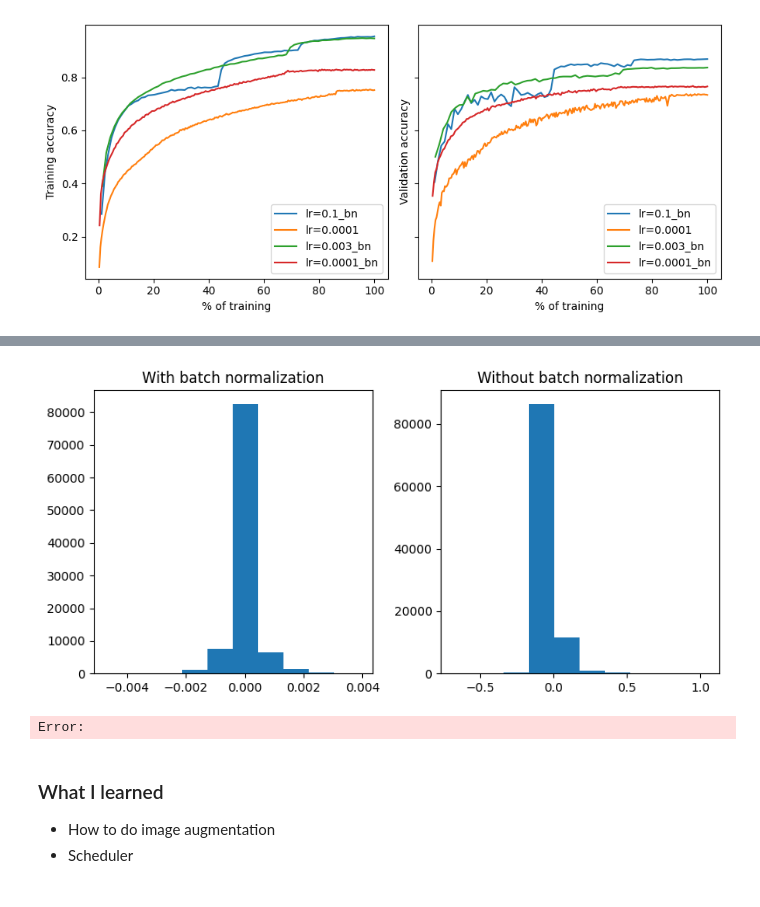
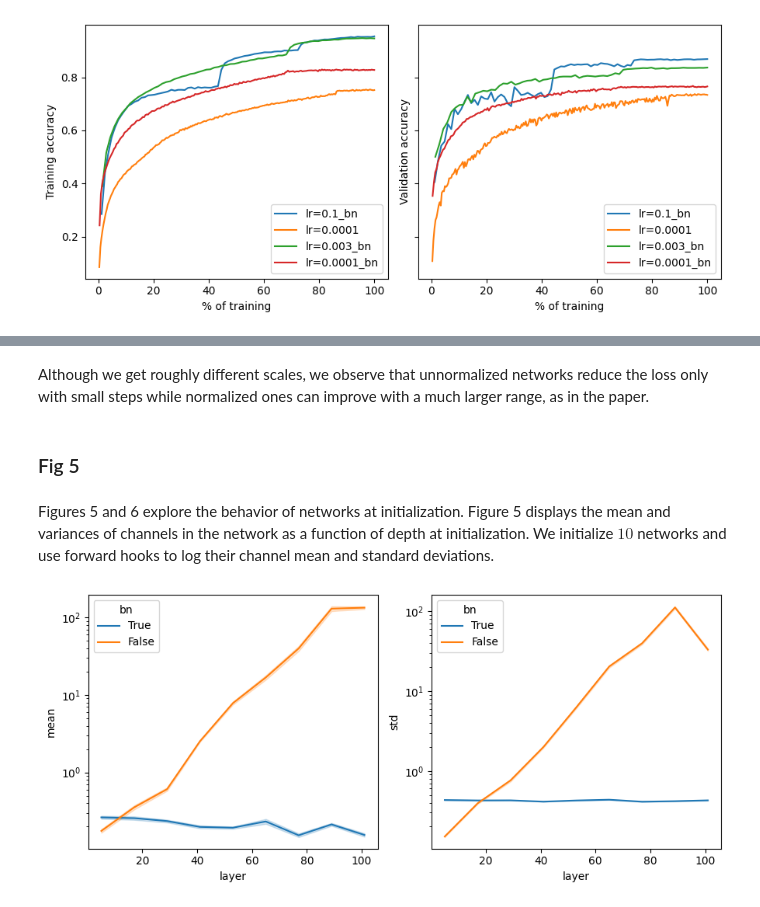
Before and after one commit to emiliocantuc/dl-playground, a Jupyter notebook: understanding-bn/main.ipynb, the cells around one changed output, grey strips where cells are left out. Cells and saved outputs as stored; diff of their text form; code cells hidden in the pictures.

```diff
--- a/understanding-bn/main.ipynb
+++ b/understanding-bn/main.ipynb
@@ -350,0 +552,6 @@ NameError: name 'models' is not defined
+# %% [markdown]
+Although we get roughly different scales, we observe that unnormalized networks reduce the loss only with small steps while normalized ones can improve with a much larger range, as in the paper.
+# %% [markdown]
+### Fig 5
+# %% [markdown]
+Figures 5 and 6 explore the behavior of networks at initialization. Figure 5 displays the mean and variances of channels in the network as a function of depth at initialization. We initialize $10$ networks and use forward hooks to log their channel mean and standard deviations.
@@ -351,23 +597,12 @@ NameError: name 'models' is not defined
 # %%
-f, (ax1, ax2) = plt.subplots(1, 2, figsize = (8, 4))
-ax1.hist(with_bn)
-# sns.histplot(with_bn, ax = ax1)
-ax1.set_title('With batch normalization')
-# ax1.set_xlim(-0.05, 0.05)
-# ax1.set_yscale('log')
+f, (ax1, ax2) = plt.subplots(1, 2, figsize = (9, 4))
 
-ax2.hist(without_bn)
-# sns.histplot(without_bn, ax = ax2)
-ax2.set_title('Without batch normalization')
-# ax2.set_ylim((0, 600))
-# ax2.set_yscale('log')
+sns.lineplot(data = df, x = 'layer', y = 'mean', hue = 'bn', ax = ax1)
+ax1.set_yscale('log')
+
+sns.lineplot(data = df, x = 'layer', y = 'std', hue = 'bn', ax = ax2)
+ax2.set_yscale('log')
 
 f.tight_layout()
 # %% [output]
-[figure, old version]
+[figure, new version]
-Error:
-# %% [markdown]
-### What I learned
-
-- How to do image augmentation
-- Scheduler
```
Also changed, not shown: parts of 35 cells of this notebook, 24 other files.
